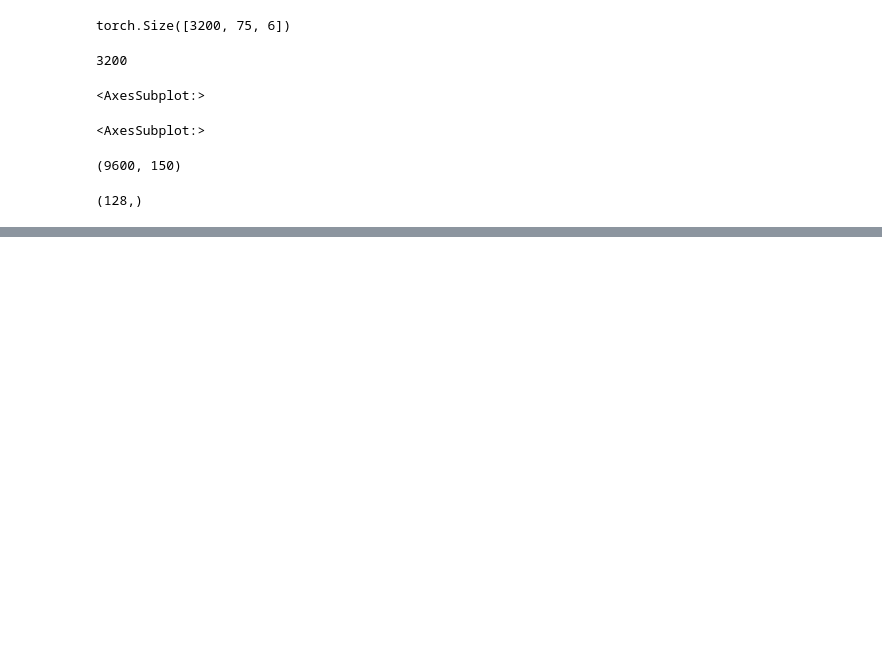
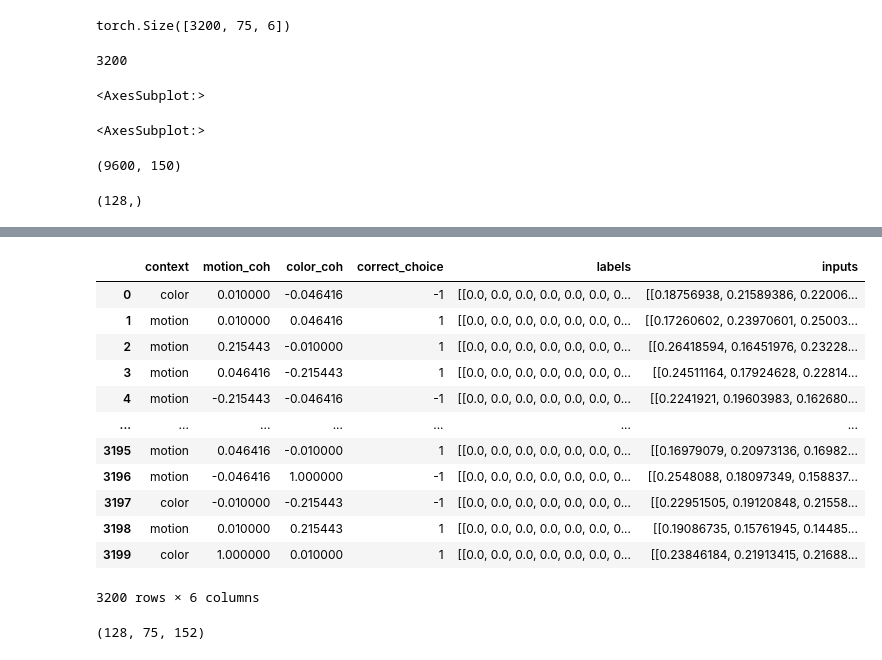
Before and after one commit to cmlangdon/LatentCircuitAnalysis, a Jupyter notebook: LCAExperiments.ipynb, the cells around one changed output, grey strips where cells are left out. Drawn from its saved outputs; the diff is of its cells as text; code cells hidden in the pictures; blank space fills up the shorter version.

Commit message:
Implemented trial averaging

```diff
--- a/LCAExperiments.ipynb
+++ b/LCAExperiments.ipynb
@@ -2544,0 +2544,38 @@ mean_z.shape
+# %%
+n_trials = 25
+inputs, labels, mask, conditions  = generate_trials(
+                                            n_trials=n_trials,
+                                            alpha=float(0.2),
+                                            tau=200,
+                                            sigma_in=.01,
+                                            baseline=0.2,
+                                            n_coh=4)
+
+# Reconstruct model from model_id
+model_id ="1aYzbM7K"
+N = (Model_paper() & {'model_id':model_id}).fetch1('n')
+rnn_net = RNNNet(
+    module=RNNModule,
+    module__n=N,
+    module__connectivity='large',
+    module__mask = mask,
+    device=device,
+)
+rnn_net.initialize()
+rnn_net.module_.recurrent_layer.weight.data = torch.tensor((Model_paper() & {'model_id':model_id}).fetch1('w_rec'), device= device)
+rnn_net.module_.input_layer.weight.data = torch.tensor((Model_paper() & {'model_id':model_id}).fetch1('w_in'),device=device)
+rnn_net.module_.output_layer.weight.data = torch.tensor((Model_paper() & {'model_id':model_id}).fetch1('w_out'),device=device)
+# %%
+x,_,z = rnn_net.forward(inputs.to(device=device),training=False)
+x = x.detach().cpu()
+z = z.detach().cpu()
+labels = torch.cat((x,z), dim=2)
+df = pd.DataFrame(data=conditions)
+df['labels']=list(labels.numpy())
+df['inputs']=list(inputs.numpy())
+def group_mean(x):
+
+    return np.mean(np.stack(x),axis=0)
+
+mean_labels = torch.tensor(np.stack(df.groupby(['context','motion_coh','color_coh'])['labels'].apply(lambda x: group_mean(x)).reset_index()['labels'].values))
+mean_inputs = torch.tensor(np.stack(df.groupby(['context','motion_coh','color_coh'])['inputs'].apply(lambda x: group_mean(x)).reset_index()['inputs'].values))
@@ -2544,0 +2618,20 @@ mean_z.shape
+# %%
+df
+# %% [output]
+|  | context | motion_coh | color_coh | correct_choice | labels | inputs |
+| 0 | color | 0.010000 | -0.046416 | -1 | [[0.0, 0.0, 0.0, 0.0, 0.0, 0.0, 0... | [[0.18756938, 0.21589386, 0.22006... |
+| 1 | motion | 0.010000 | 0.046416 | 1 | [[0.0, 0.0, 0.0, 0.0, 0.0, 0.0, 0... | [[0.17260602, 0.23970601, 0.25003... |
+| 2 | motion | 0.215443 | -0.010000 | 1 | [[0.0, 0.0, 0.0, 0.0, 0.0, 0.0, 0... | [[0.26418594, 0.16451976, 0.23228... |
+| 3 | motion | 0.046416 | -0.215443 | 1 | [[0.0, 0.0, 0.0, 0.0, 0.0, 0.0, 0... | [[0.24511164, 0.17924628, 0.22814... |
+| 4 | motion | -0.215443 | -0.046416 | -1 | [[0.0, 0.0, 0.0, 0.0, 0.0, 0.0, 0... | [[0.2241921, 0.19603983, 0.162680... |
+| ... | ... | ... | ... | ... | ... | ... |
+| 3195 | motion | 0.046416 | -0.010000 | 1 | [[0.0, 0.0, 0.0, 0.0, 0.0, 0.0, 0... | [[0.16979079, 0.20973136, 0.16982... |
+| 3196 | motion | -0.046416 | 1.000000 | -1 | [[0.0, 0.0, 0.0, 0.0, 0.0, 0.0, 0... | [[0.2548088, 0.18097349, 0.158837... |
+| 3197 | color | -0.010000 | -0.215443 | -1 | [[0.0, 0.0, 0.0, 0.0, 0.0, 0.0, 0... | [[0.22951505, 0.19120848, 0.21558... |
+| 3198 | motion | 0.010000 | 0.215443 | 1 | [[0.0, 0.0, 0.0, 0.0, 0.0, 0.0, 0... | [[0.19086735, 0.15761945, 0.14485... |
+| 3199 | color | 1.000000 | 0.010000 | 1 | [[0.0, 0.0, 0.0, 0.0, 0.0, 0.0, 0... | [[0.23846184, 0.21913415, 0.21688... |
+3200 rows × 6 columns
+# %%
+mean_labels.shape
+# %% [output]
+(128, 75, 152)
```
Also changed, not shown: parts of 6 cells of this notebook, 5 other files.
